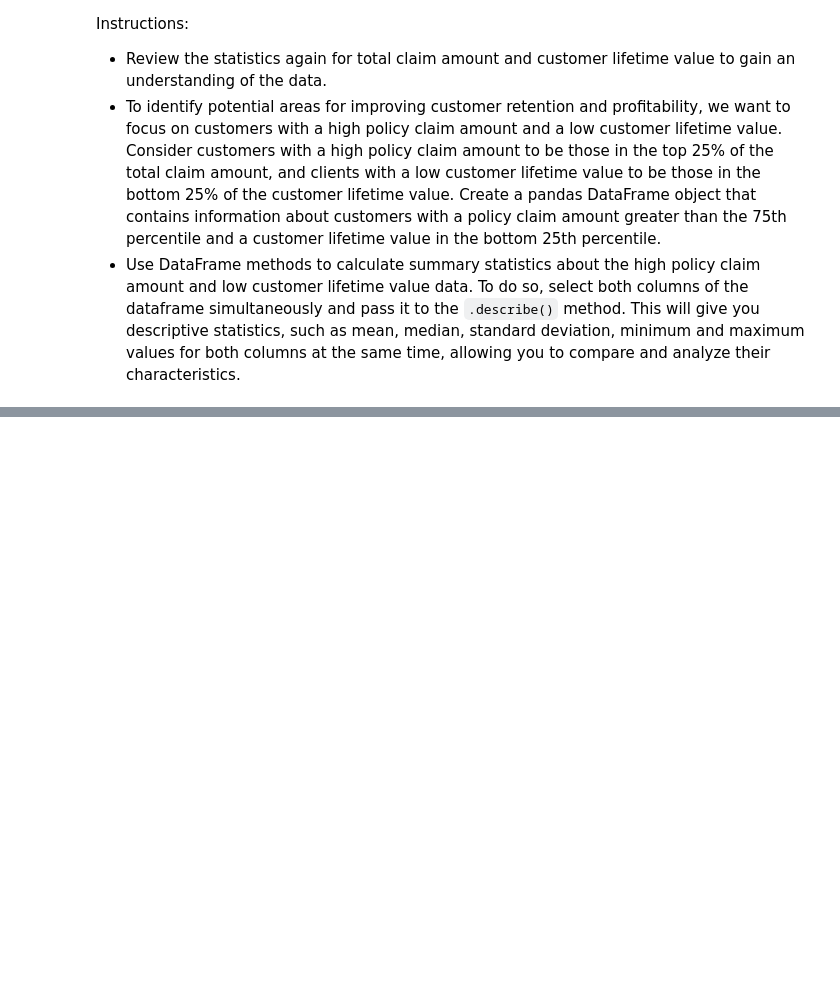
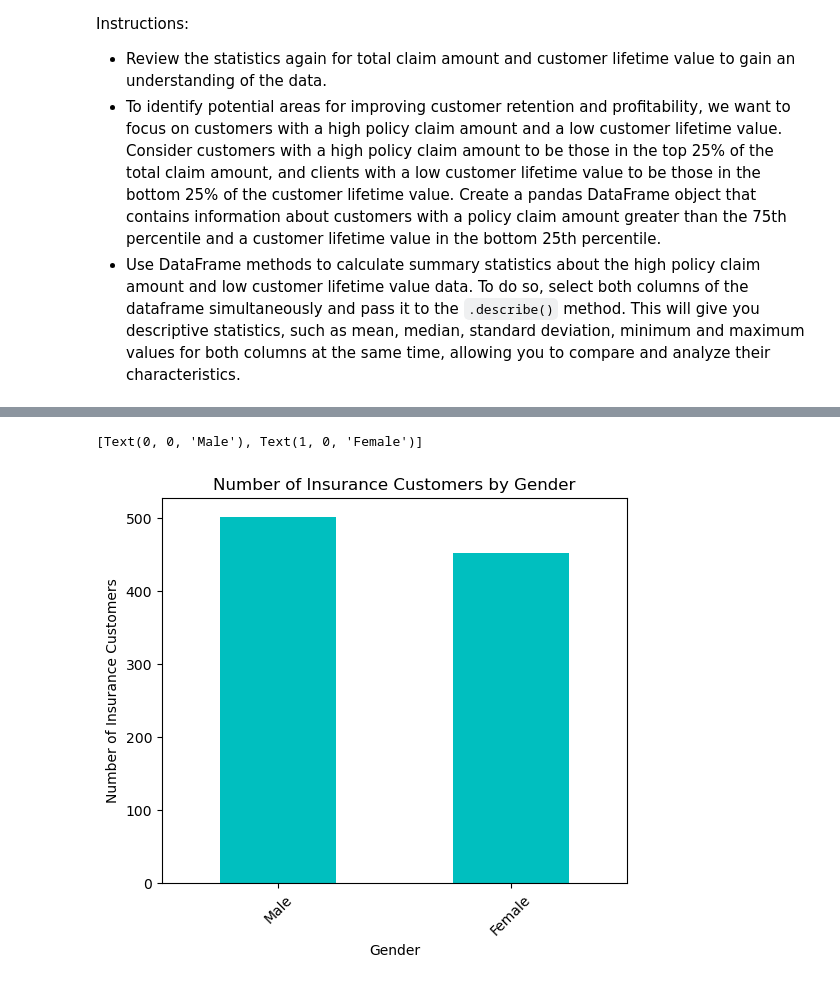
Before and after one commit to NURIAT83/lab-dw-data-cleaning-and-formatting, a Jupyter notebook: lab-dw-data-cleaning-and-formatting_SECOND_DRAFT.ipynb, the cells around one changed output, grey strips where cells are left out. Saved outputs shown, nothing was run; the diff lists cells and outputs as text; code cells hidden in the pictures; blank space fills up the shorter version.

Commit message:
Customer Analysis file with updates

```diff
--- a/lab-dw-data-cleaning-and-formatting_SECOND_DRAFT.ipynb
+++ b/lab-dw-data-cleaning-and-formatting_SECOND_DRAFT.ipynb
@@ -316,0 +370,15 @@ Instructions:
+# %%
+#Show a plot of the Gender breakdown.
+#link :https://stackoverflow.com/questions/70664177/better-way-to-plot-gender-count-using-python
+gender = insurance_customers_df['gender'].value_counts()
+plt.figure(figsize=(6, 5))
+ax = gender.plot(kind='bar', rot=45, color="c")
+ax.set_title("Number of Insurance Customers by Gender", y = 1)
+ax.set_xlabel('Gender')
+ax.set_ylabel('Number of Insurance Customers')
+ax.set_xticklabels(('Male', 'Female'))
+#Looking at the graph we can see that there isn't a great difference btw 'female' and 'male'.
+#A possibility explaining the difference is that some families might have just one car, and the policy is under the husband's name.
+# %% [output]
+[Text(0, 0, 'Male'), Text(1, 0, 'Female')]
+[figure, added]
```
Also changed, not shown: parts of 32 cells of this notebook.
